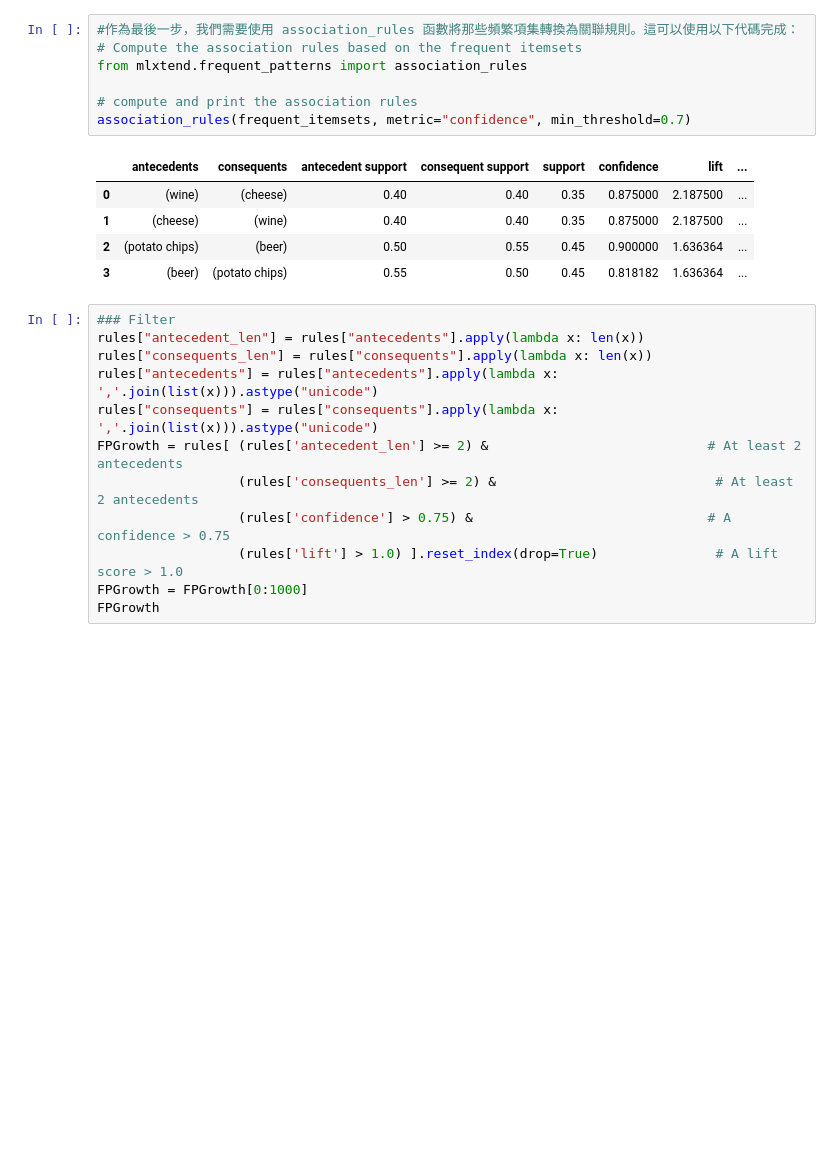
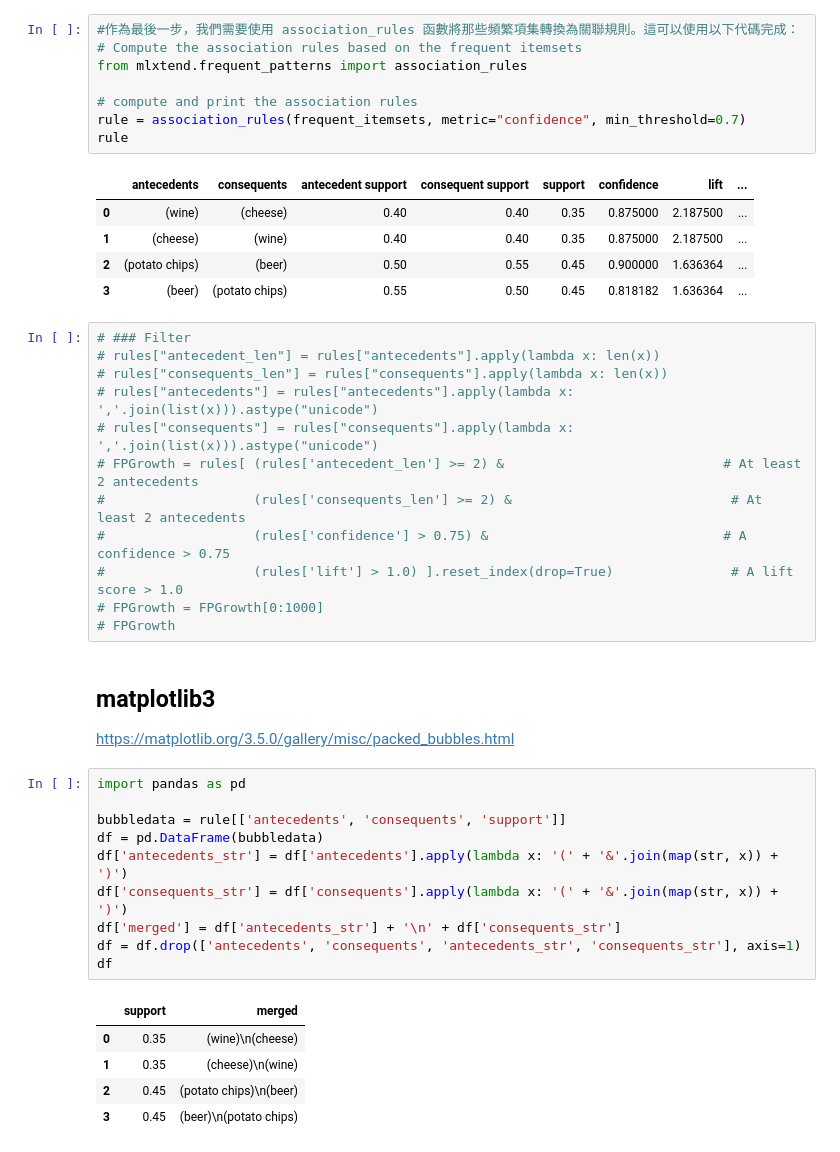
Before and after one commit to juck30808/AI_Research_ZeroToHero, a Jupyter notebook: FP_Growth_Algorithm.ipynb, the cells around one changed output. Saved outputs shown, nothing was run; the diff lists cells and outputs as text; blank space fills up the shorter version.

```diff
--- a/FP_Growth_Algorithm.ipynb
+++ b/FP_Growth_Algorithm.ipynb
@@ -106,7 +106,8 @@ A second thing that is interesting to look at is the metrics of the rules. Toget
 from mlxtend.frequent_patterns import association_rules
 
 # compute and print the association rules
-association_rules(frequent_itemsets, metric="confidence", min_threshold=0.7)
+rule = association_rules(frequent_itemsets, metric="confidence", min_threshold=0.7)
+rule
 # %% [output]
 |  | antecedents | consequents | antecedent support | consequent support | support | confidence | lift | ... |
 | 0 | (wine) | (cheese) | 0.40 | 0.40 | 0.35 | 0.875000 | 2.187500 | ... |
@@ -114,14 +115,33 @@ association_rules(frequent_itemsets, metric="confidence", min_threshold=0.7)
 | 2 | (potato chips) | (beer) | 0.50 | 0.55 | 0.45 | 0.900000 | 1.636364 | ... |
 | 3 | (beer) | (potato chips) | 0.55 | 0.50 | 0.45 | 0.818182 | 1.636364 | ... |
 # %%
-### Filter
-rules["antecedent_len"] = rules["antecedents"].apply(lambda x: len(x))
-rules["consequents_len"] = rules["consequents"].apply(lambda x: len(x))
-rules["antecedents"] = rules["antecedents"].apply(lambda x: ','.join(list(x))).astype("unicode")
-rules["consequents"] = rules["consequents"].apply(lambda x: ','.join(list(x))).astype("unicode")
-FPGrowth = rules[ (rules['antecedent_len'] >= 2) &                            # At least 2 antecedents
-                  (rules['consequents_len'] >= 2) &                            # At least 2 antecedents
-                  (rules['confidence'] > 0.75) &                              # A confidence > 0.75
-                  (rules['lift'] > 1.0) ].reset_index(drop=True)               # A lift score > 1.0
-FPGrowth = FPGrowth[0:1000]
-FPGrowth
+# ### Filter
+# rules["antecedent_len"] = rules["antecedents"].apply(lambda x: len(x))
+# rules["consequents_len"] = rules["consequents"].apply(lambda x: len(x))
+# rules["antecedents"] = rules["antecedents"].apply(lambda x: ','.join(list(x))).astype("unicode")
+# rules["consequents"] = rules["consequents"].apply(lambda x: ','.join(list(x))).astype("unicode")
+# FPGrowth = rules[ (rules['antecedent_len'] >= 2) &                            # At least 2 antecedents
+#                   (rules['consequents_len'] >= 2) &                            # At least 2 antecedents
+#                   (rules['confidence'] > 0.75) &                              # A confidence > 0.75
+#                   (rules['lift'] > 1.0) ].reset_index(drop=True)               # A lift score > 1.0
+# FPGrowth = FPGrowth[0:1000]
+# FPGrowth
+# %% [markdown]
+## matplotlib3
+https://matplotlib.org/3.5.0/gallery/misc/packed_bubbles.html
+# %%
+import pandas as pd
+
+bubbledata = rule[['antecedents', 'consequents', 'support']]
+df = pd.DataFrame(bubbledata)
+df['antecedents_str'] = df['antecedents'].apply(lambda x: '(' + '&'.join(map(str, x)) + ')')
+df['consequents_str'] = df['consequents'].apply(lambda x: '(' + '&'.join(map(str, x)) + ')')
+df['merged'] = df['antecedents_str'] + '\n' + df['consequents_str']
+df = df.drop(['antecedents', 'consequents', 'antecedents_str', 'consequents_str'], axis=1)
+df
+# %% [output]
+|  | support | merged |
+| 0 | 0.35 | (wine)\n(cheese) |
+| 1 | 0.35 | (cheese)\n(wine) |
+| 2 | 0.45 | (potato chips)\n(beer) |
+| 3 | 0.45 | (beer)\n(potato chips) |
```
Also changed, not shown: parts of 5 cells of this notebook, 2 other files.
